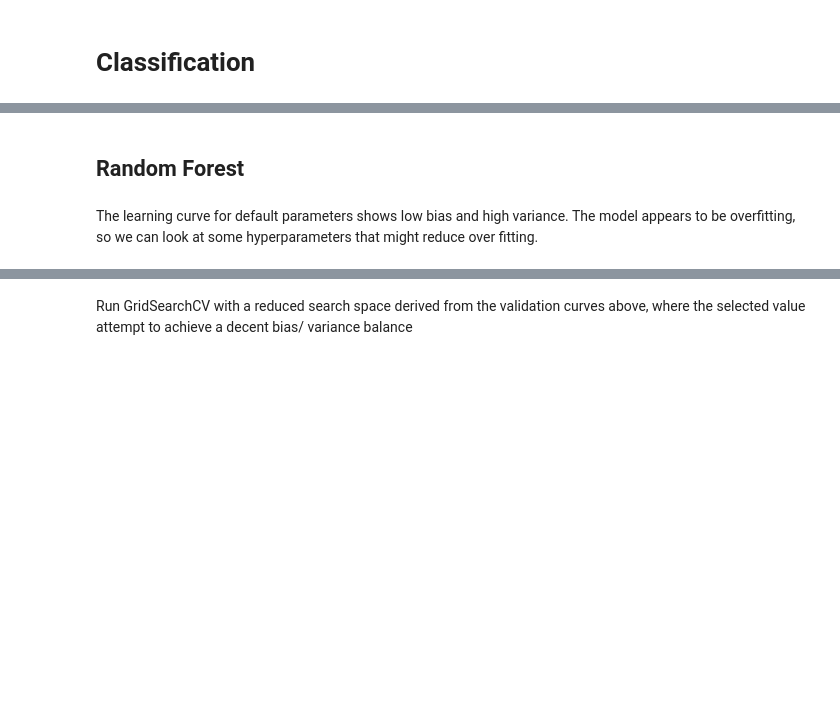
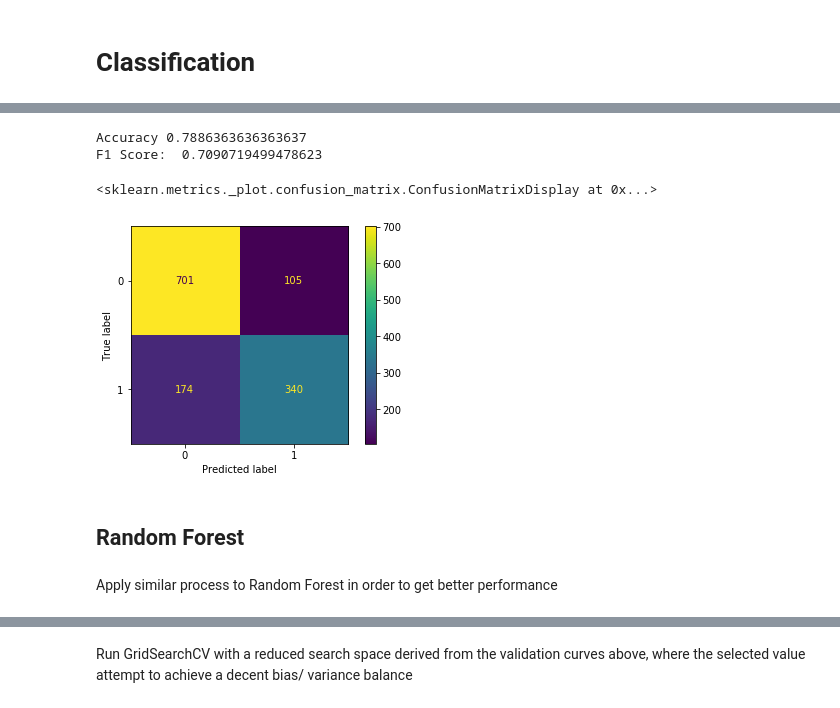
Before and after one commit to katjastucht12/gen, a Jupyter notebook: coldcalls.ipynb, the cells around one changed output, grey strips where cells are left out. Drawn from its saved outputs; the diff is of its cells as text; code cells hidden in the pictures; blank space fills up the shorter version.

```diff
--- a/coldcalls.ipynb
+++ b/coldcalls.ipynb
@@ -320,0 +381,5 @@ x, X_test, y, y_test = train_test_split( x, y, test_size=0.33, random_state=42)
+# %%
+column_name=list(x.columns)
+dt_final.fit(x,y)
+text_representation = tree.export_text(dt_final, feature_names=column_name)
+print(text_representation)
@@ -321,7 +404,18 @@ x, X_test, y, y_test = train_test_split( x, y, test_size=0.33, random_state=42)
+# %%
+score= f1_score( y_test, dt_final.predict(X_test) )
+acc=  accuracy_score( y_test, dt_final.predict(X_test) )
+print("Accuracy", acc)
+print("F1 Score: ", score )
+plot_confusion_matrix(dt_final, X_test, y_test)
+# %% [output]
+Accuracy 0.7886363636363637
+F1 Score:  0.7090719499478623
+<sklearn.metrics._plot.confusion_matrix.ConfusionMatrixDisplay at 0x...>
+[figure, added]
 # %% [markdown]
 ## Random Forest
-# %% [markdown]
-The learning curve for default parameters shows low bias and high variance. The model appears to be overfitting, so we can look at some hyperparameters that might reduce over fitting.
+# %% [markdown]
+Apply similar process to Random Forest in order to get better performance
 # %%
 learner = RandomForestClassifier(random_state=0)
 plt=plot_learning_curve(learner, "Learning Curve -Random Forest - default", x,y, train_sizes=[ 0.1, 0.2, 0.3, 0.4, 0.5, 0.6, 0.7, 0.8, 0.9, 1])
```
Also changed, not shown: parts of 42 cells of this notebook.
